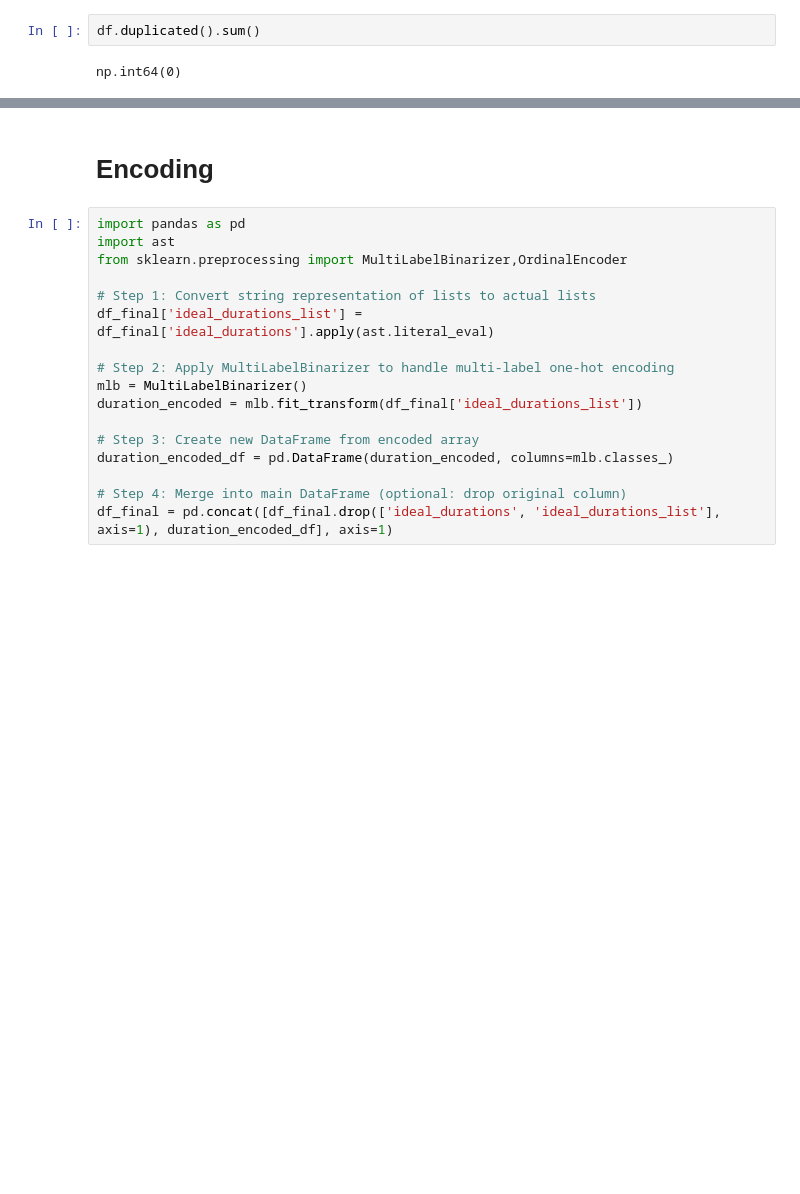
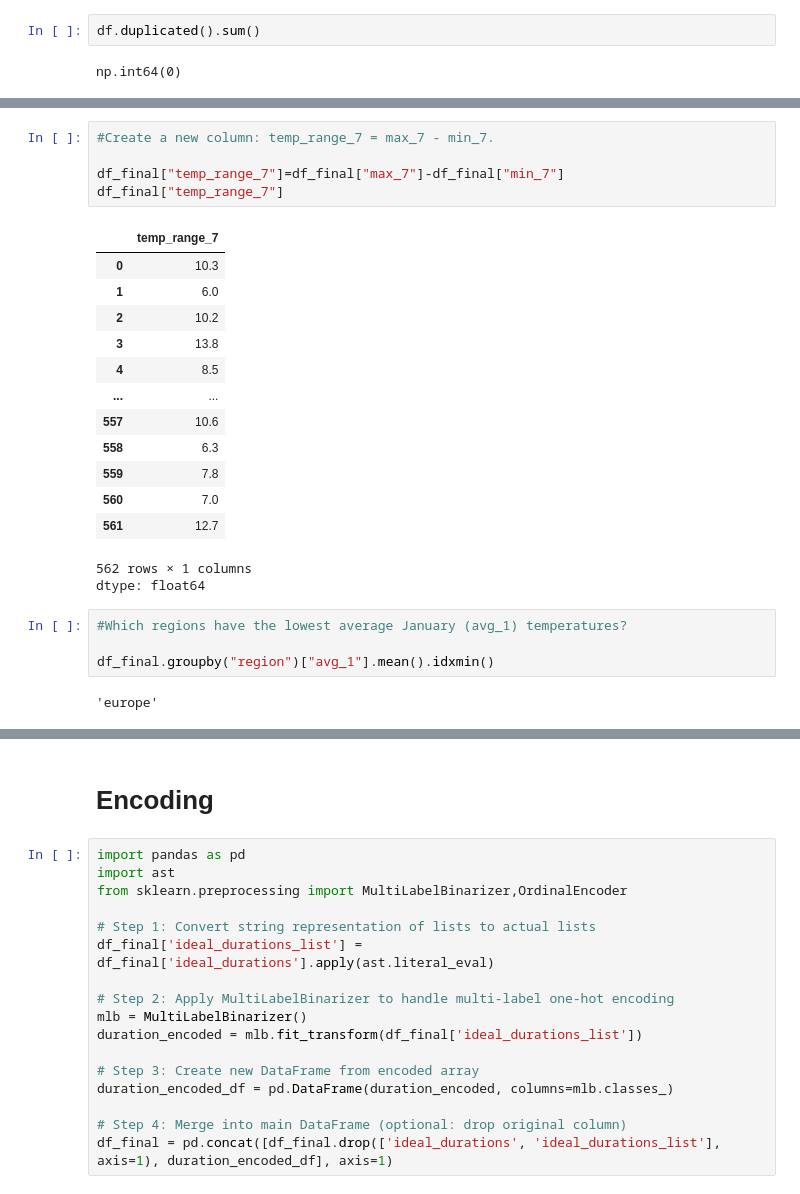
Before and after one commit to MounicaSrinivasan163/Worldwide-Travel-cities-dataset, a Jupyter notebook: Worldwide_Travel_cities_dataset.ipynb, the cells around one changed output, grey strips where cells are left out. Saved outputs shown, nothing was run; the diff lists cells and outputs as text; blank space fills up the shorter version.

```diff
--- a/Worldwide_Travel_cities_dataset.ipynb
+++ b/Worldwide_Travel_cities_dataset.ipynb
@@ -190,0 +291,26 @@ df_final
+# %%
+#Create a new column: temp_range_7 = max_7 - min_7.
+
+df_final["temp_range_7"]=df_final["max_7"]-df_final["min_7"]
+df_final["temp_range_7"]
+# %% [output]
+|  | temp_range_7 |
+| 0 | 10.3 |
+| 1 | 6.0 |
+| 2 | 10.2 |
+| 3 | 13.8 |
+| 4 | 8.5 |
+| ... | ... |
+| 557 | 10.6 |
+| 558 | 6.3 |
+| 559 | 7.8 |
+| 560 | 7.0 |
+| 561 | 12.7 |
+562 rows × 1 columns
+dtype: float64
+# %%
+#Which regions have the lowest average January (avg_1) temperatures?
+
+df_final.groupby("region")["avg_1"].mean().idxmin()
+# %% [output]
+'europe'
```
Also changed, not shown: parts of 17 cells of this notebook.
